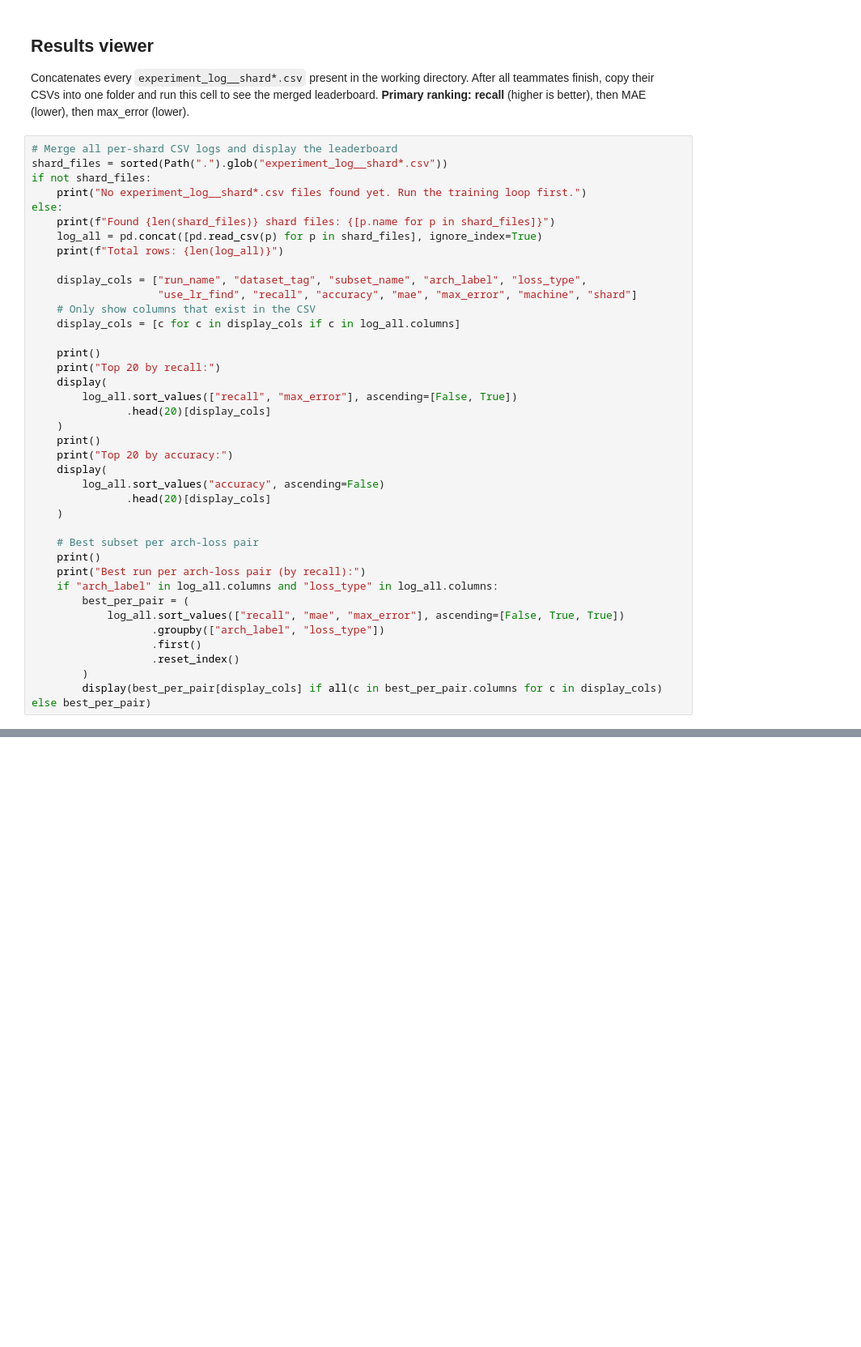
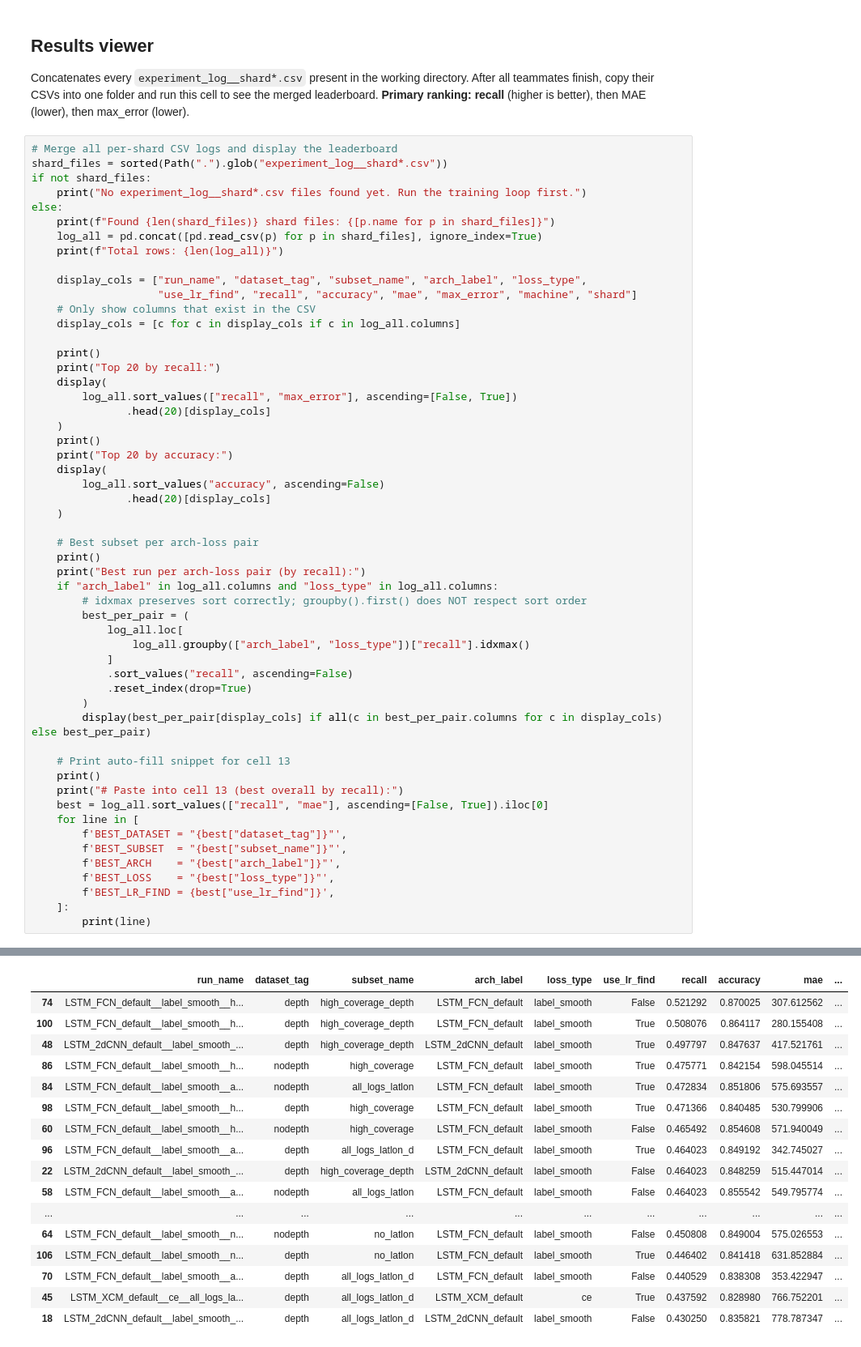
Before and after one commit to enora-barbier/CRP_SLB, a Jupyter notebook: datasets/north_sea/Classification/experiment_training.ipynb, the cells around one changed output, grey strips where cells are left out. Shown at 81% size. Drawn from its saved outputs; the diff is of its cells as text; blank space fills up the shorter version.

Commit message:
uploaded NPD dataset classification experiments results

```diff
--- a/datasets/north_sea/Classification/experiment_training.ipynb
+++ b/datasets/north_sea/Classification/experiment_training.ipynb
@@ -704,10 +788,26 @@ else:
     print()
     print("Best run per arch-loss pair (by recall):")
     if "arch_label" in log_all.columns and "loss_type" in log_all.columns:
+        # idxmax preserves sort correctly; groupby().first() does NOT respect sort order
         best_per_pair = (
-            log_all.sort_values(["recall", "mae", "max_error"], ascending=[False, True, True])
-                   .groupby(["arch_label", "loss_type"])
-                   .first()
-                   .reset_index()
+            log_all.loc[
+                log_all.groupby(["arch_label", "loss_type"])["recall"].idxmax()
+            ]
+            .sort_values("recall", ascending=False)
+            .reset_index(drop=True)
         )
         display(best_per_pair[display_cols] if all(c in best_per_pair.columns for c in display_cols) else best_per_pair)
+
+    # Print auto-fill snippet for cell 13
+    print()
+    print("# Paste into cell 13 (best overall by recall):")
+    best = log_all.sort_values(["recall", "mae"], ascending=[False, True]).iloc[0]
+    for line in [
+        f'BEST_DATASET = "{best["dataset_tag"]}"',
+        f'BEST_SUBSET  = "{best["subset_name"]}"',
+        f'BEST_ARCH    = "{best["arch_label"]}"',
+        f'BEST_LOSS    = "{best["loss_type"]}"',
+        f'BEST_LR_FIND = {best["use_lr_find"]}',
+    ]:
+        print(line)
+# %% [output]
@@ -713,0 +818,17 @@ else:
+|  | run_name | dataset_tag | subset_name | arch_label | loss_type | use_lr_find | recall | accuracy | mae | ... |
+| 74 | LSTM_FCN_default__label_smooth__h... | depth | high_coverage_depth | LSTM_FCN_default | label_smooth | False | 0.521292 | 0.870025 | 307.612562 | ... |
+| 100 | LSTM_FCN_default__label_smooth__h... | depth | high_coverage_depth | LSTM_FCN_default | label_smooth | True | 0.508076 | 0.864117 | 280.155408 | ... |
+| 48 | LSTM_2dCNN_default__label_smooth_... | depth | high_coverage_depth | LSTM_2dCNN_default | label_smooth | True | 0.497797 | 0.847637 | 417.521761 | ... |
+| 86 | LSTM_FCN_default__label_smooth__h... | nodepth | high_coverage | LSTM_FCN_default | label_smooth | True | 0.475771 | 0.842154 | 598.045514 | ... |
+| 84 | LSTM_FCN_default__label_smooth__a... | nodepth | all_logs_latlon | LSTM_FCN_default | label_smooth | True | 0.472834 | 0.851806 | 575.693557 | ... |
+| 98 | LSTM_FCN_default__label_smooth__h... | depth | high_coverage | LSTM_FCN_default | label_smooth | True | 0.471366 | 0.840485 | 530.799906 | ... |
+| 60 | LSTM_FCN_default__label_smooth__h... | nodepth | high_coverage | LSTM_FCN_default | label_smooth | False | 0.465492 | 0.854608 | 571.940049 | ... |
+| 96 | LSTM_FCN_default__label_smooth__a... | depth | all_logs_latlon_d | LSTM_FCN_default | label_smooth | True | 0.464023 | 0.849192 | 342.745027 | ... |
+| 22 | LSTM_2dCNN_default__label_smooth_... | depth | high_coverage_depth | LSTM_2dCNN_default | label_smooth | False | 0.464023 | 0.848259 | 515.447014 | ... |
+| 58 | LSTM_FCN_default__label_smooth__a... | nodepth | all_logs_latlon | LSTM_FCN_default | label_smooth | False | 0.464023 | 0.855542 | 549.795774 | ... |
+| ... | ... | ... | ... | ... | ... | ... | ... | ... | ... | ... |
+| 64 | LSTM_FCN_default__label_smooth__n... | nodepth | no_latlon | LSTM_FCN_default | label_smooth | False | 0.450808 | 0.849004 | 575.026553 | ... |
+| 106 | LSTM_FCN_default__label_smooth__n... | depth | no_latlon | LSTM_FCN_default | label_smooth | True | 0.446402 | 0.841418 | 631.852884 | ... |
+| 70 | LSTM_FCN_default__label_smooth__a... | depth | all_logs_latlon_d | LSTM_FCN_default | label_smooth | False | 0.440529 | 0.838308 | 353.422947 | ... |
+| 45 | LSTM_XCM_default__ce__all_logs_la... | depth | all_logs_latlon_d | LSTM_XCM_default | ce | True | 0.437592 | 0.828980 | 766.752201 | ... |
+| 18 | LSTM_2dCNN_default__label_smooth_... | depth | all_logs_latlon_d | LSTM_2dCNN_default | label_smooth | False | 0.430250 | 0.835821 | 778.787347 | ... |
```
Also changed, not shown: parts of 8 cells of this notebook, 6 other files.
